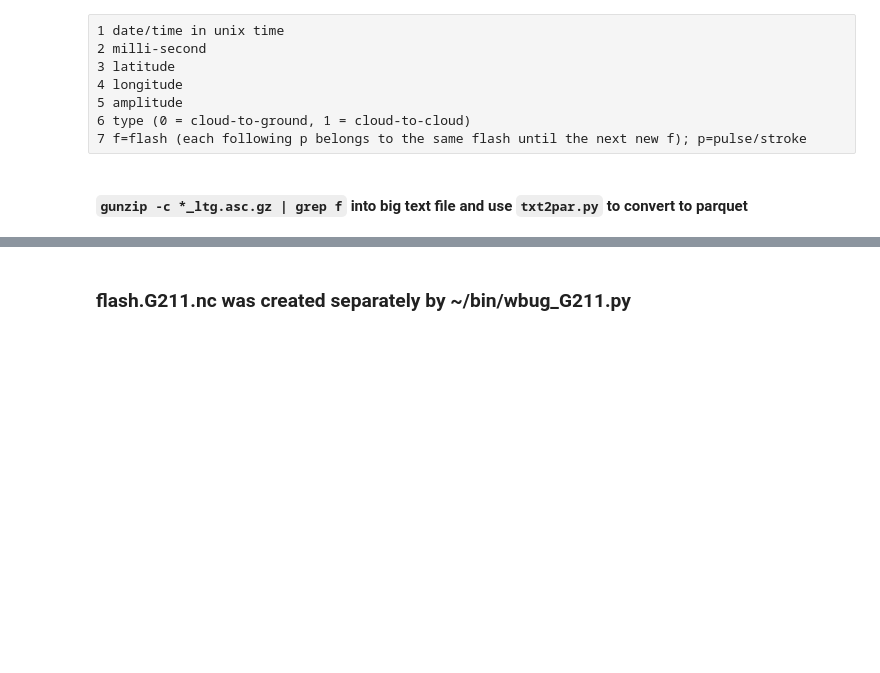
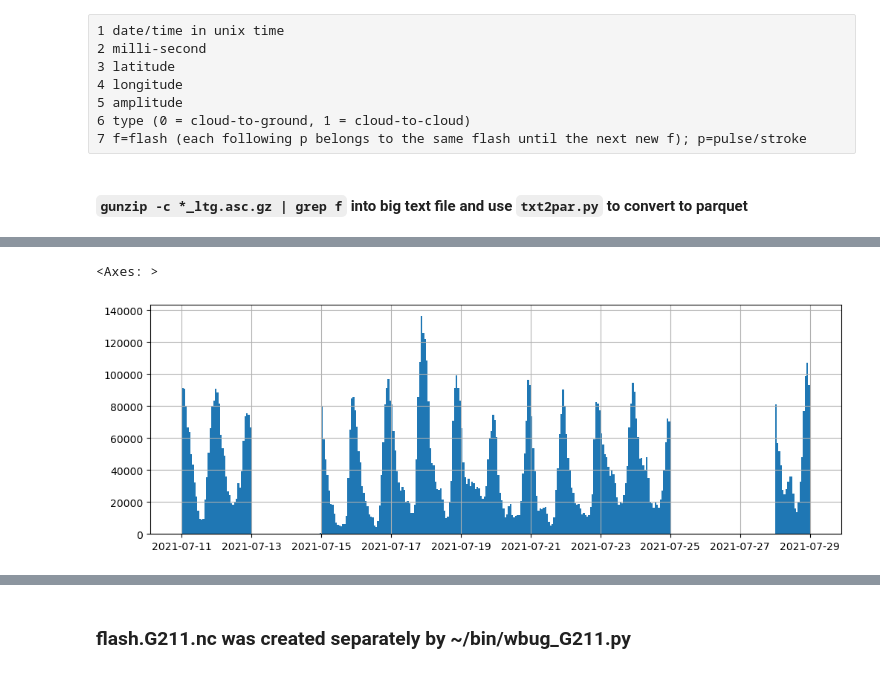
Before and after one commit to ahijevyc/machine-learning, a Jupyter notebook: notebooks/ENTLN.ipynb, the cells around one changed output, grey strips where cells are left out. Saved outputs shown, nothing was run; the diff lists cells and outputs as text; code cells hidden in the pictures; blank space fills up the shorter version.

```diff
--- a/notebooks/wbug_lightning.ipynb
+++ b/notebooks/ENTLN.ipynb
@@ -62,3 +92,8 @@ PermissionError: [Errno 13] Cannot list directory '/etc/X11/xdm/authdir'. Detail
+# %%
+df.time[df.time.between(pd.to_datetime("20210711"), pd.to_datetime("20210729"))].hist(bins=360, figsize=(12,4))
+# %% [output]
+<Axes: >
+[figure, added]
 # %%
 time0 = pd.to_datetime("20180101")
 past = df["time"] < time0
```
Also changed, not shown: parts of 13 cells of this notebook, 3 other files.
